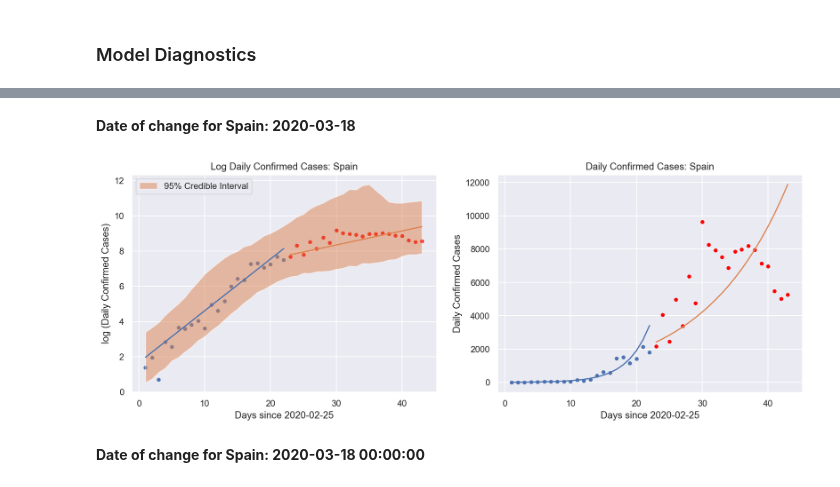
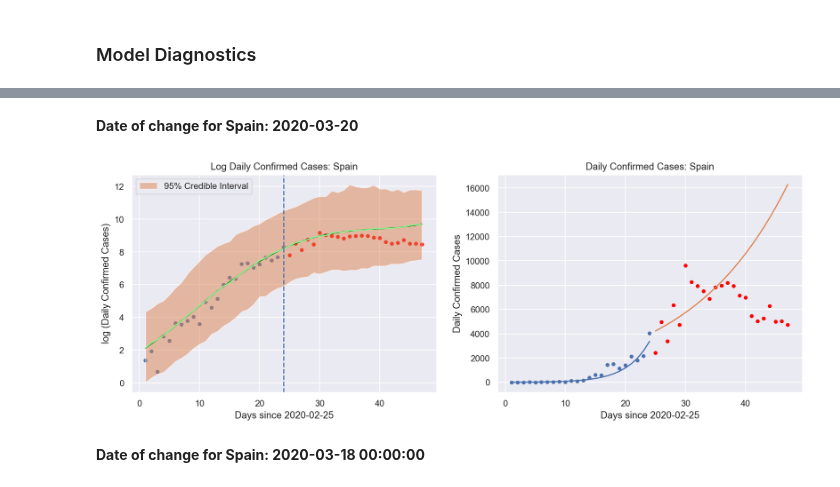
Before and after one commit to jramkiss/jramkiss.github.io, a Jupyter notebook: _posts/notebooks/covid19-changes.ipynb, the cells around one changed output, grey strips where cells are left out. Drawn from its saved outputs; the diff is of its cells as text; code cells hidden in the pictures.

```diff
--- a/_posts/notebooks/covid19-changes.ipynb
+++ b/_posts/notebooks/covid19-changes.ipynb
@@ -208,0 +199,2 @@ spain = create_country("Spain", end_date = "2020-04-08")
+# %%
+spain2 = create_country("Spain", end_date = "2020-04-12")
@@ -216,6 +210,12 @@ spain["days_since_start"] = np.arange(spain.shape[0]) + 1
 num_cases = 1450
 spain.loc[spain.date == "2020-03-12", "daily_confirmed"] = num_cases # add cases to march12th
 spain.loc[spain.date == "2020-03-13", "daily_confirmed"] -= num_cases # subtract the cases from march13th
+
+spain2 = spain2[spain2.date >= spain_start].reset_index(drop = True)
+spain2["days_since_start"] = np.arange(spain2.shape[0]) + 1
+# no cases on march 12th but 2900 cases on march 13th
+spain2.loc[spain2.date == "2020-03-12", "daily_confirmed"] = num_cases # add cases to march12th
+spain2.loc[spain2.date == "2020-03-13", "daily_confirmed"] -= num_cases # subtract the cases from march13th
 # %% [markdown]
 ### Germany
 # %%
@@ -232,7 +230,7 @@ germany["days_since_start"] = np.arange(germany.shape[0]) + 1
 # %%
 # variable for data to easily swap it out:
 country_ = "Spain"
-reg_data = spain.copy()
+reg_data = spain2.copy()
 # %% [markdown]
 #### POC
 # %%
@@ -308,17 +300,17 @@ class BayesianRegression(PyroModule):
     def __init__(self, in_features, out_features, b1_mu, b2_mu):
         super().__init__()
         self.linear1 = PyroModule[nn.Linear](in_features, out_features, bias = False)
-        self.linear1.weight = PyroSample(dist.Normal(0, 2).expand([1, 1]).to_event(1))
-        self.linear1.bias = PyroSample(dist.Normal(b1_mu, 2.))
+        self.linear1.weight = PyroSample(dist.Normal(0.5, 0.25).expand([1, 1]).to_event(1))
+        self.linear1.bias = PyroSample(dist.Normal(b1_mu, 1.))
 
         # could possibly have stronger priors for the 2nd regression line, because we wont have as much data
         self.linear2 = PyroModule[nn.Linear](in_features, out_features, bias = False)
         self.linear2.weight = PyroSample(dist.Normal(0., 2).expand([1, 1])) #.to_event(1))
-        self.linear2.bias = PyroSample(dist.Normal(b2_mu, 2.))
+        self.linear2.bias = PyroSample(dist.Normal(b2_mu, 1.))
 
     def forward(self, x, y=None):
         tau = pyro.sample("tau", dist.Beta(3, 3))
-        sigma = pyro.sample("sigma", dist.Uniform(0., 2.))
+        sigma = pyro.sample("sigma", dist.Uniform(0., 5.))
         # fit lm's to data based on tau
         sep = int(np.ceil(tau.detach().numpy() * len(x)))
         mean1 = self.linear1(x[:sep]).squeeze(-1)
@@ -496,38 +486,40 @@ printmd("**Date of change for {}: {}**".format(country_, change_date_))
 # plot data:
 fig, ax = plt.subplots(nrows=1, ncols=2, figsize=(15, 5))
 
 # log regression model
 ax[0].scatter(y = y_data[:ind], x = x_data[:ind], s = 15);
 ax[0].scatter(y = y_data[ind:], x = x_data[ind:], s = 15, color = "red");
 
-ax[0].plot(x_data[:ind], (x_data[:ind] * w1) + b1)
-ax[0].plot(x_data[ind:], (x_data[ind:] * w2) + b2)
-#ax[0].plot(x_data, predictions["true_daily_confirmed"], color = "red")
+#ax[0].plot(x_data[:ind], (x_data[:ind] * w1) + b1)
+#ax[0].plot(x_data[ind:], (x_data[ind:] * w2) + b2)
+ax[0].plot(predictions["days_since_start"], predictions["mu_mean"], color = "green")
+ax[0].plot(predictions["days_since_start"], predictions["y_mean"], color = "lightgreen")
+ax[0].axvline(ind, linestyle = '--')
 ax[0].fill_between(predictions["days_since_start"],
                    predictions["y_perc_5"],
                    predictions["y_perc_95"],
                    alpha = 0.5,
                    label = "95% Credible Interval");
 ax[0].set(ylabel = "log (Daily Confirmed Cases)",
           xlabel = "Days since %s" % start_date_,
           title = "Log Daily Confirmed Cases: %s" % country_)
 ax[0].legend(loc = "upper left")
 
 ax[1].scatter(y = reg_data.daily_confirmed[:ind], x = x_data[:ind], s = 15);
 ax[1].scatter(y = reg_data.daily_confirmed[ind:], x = x_data[ind:], s = 15, color = "red");
 
 ax[1].plot(reg_data.days_since_start[:ind], np.exp((x_data[:ind] * w1 + b1)))
 ax[1].plot(reg_data.days_since_start[ind:], np.exp((x_data[ind:] * w2 + b2)))
 # ax[1].fill_between(np.exp(predictions["days_since_start"]),
 #                    np.exp(predictions["y_perc_5"]),
 #                    np.exp(predictions["y_perc_95"]),
 #                    alpha = 0.5);
 ax[1].set(ylabel = "Daily Confirmed Cases",
           xlabel = "Days since %s" % start_date_,
           title = "Daily Confirmed Cases: %s" % country_);
 # %% [output]
-**Date of change for Spain: 2020-03-18**
+**Date of change for Spain: 2020-03-20**
-[figure, old version]
+[figure, new version]
 # %%
 fig, ax = plt.subplots(1,2, figsize=(15, 6))
 
```
Also changed, not shown: parts of 13 cells of this notebook, 1 other file.
